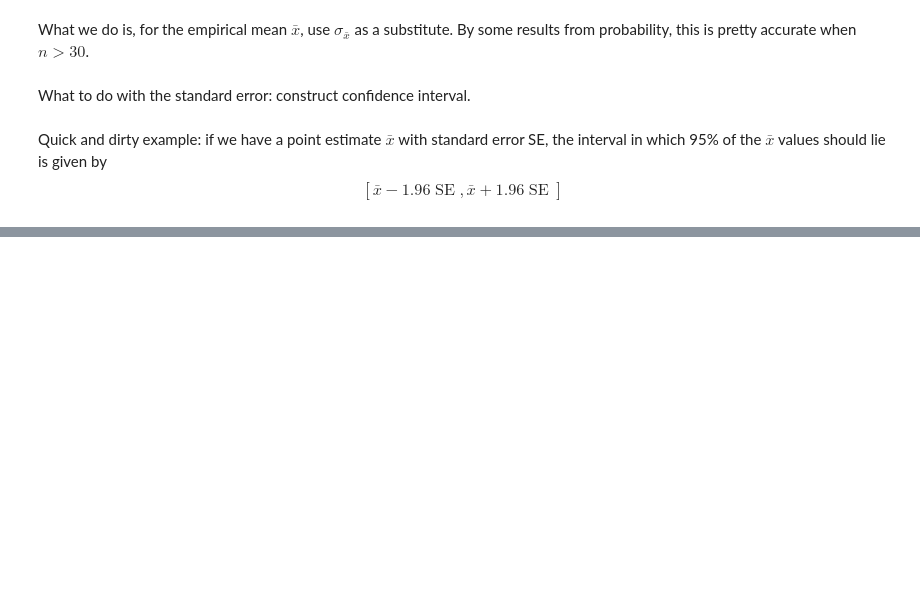
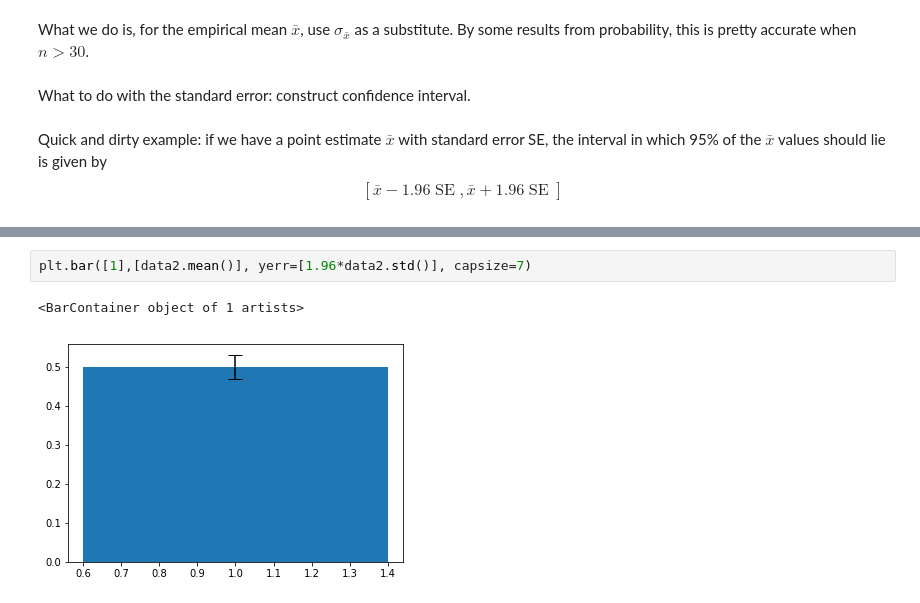
Before and after one commit to jtanderson/COSC-311-Fall2020, a Jupyter notebook: ContinuousDistributions.ipynb, the cells around one changed output, grey strips where cells are left out. Saved outputs shown, nothing was run; the diff lists cells and outputs as text; blank space fills up the shorter version.

```diff
--- a/ContinuousDistributions.ipynb
+++ b/ContinuousDistributions.ipynb
@@ -281,0 +313,5 @@ $$ [ \bar{x} - 1.96 \operatorname{SE}, \bar{x} + 1.96 \operatorname{SE} ] $$
+# %%
+plt.bar([1],[data2.mean()], yerr=[1.96*data2.std()], capsize=7)
+# %% [output]
+<BarContainer object of 1 artists>
+[figure, added]
```
Also changed, not shown: parts of 8 cells of this notebook.
